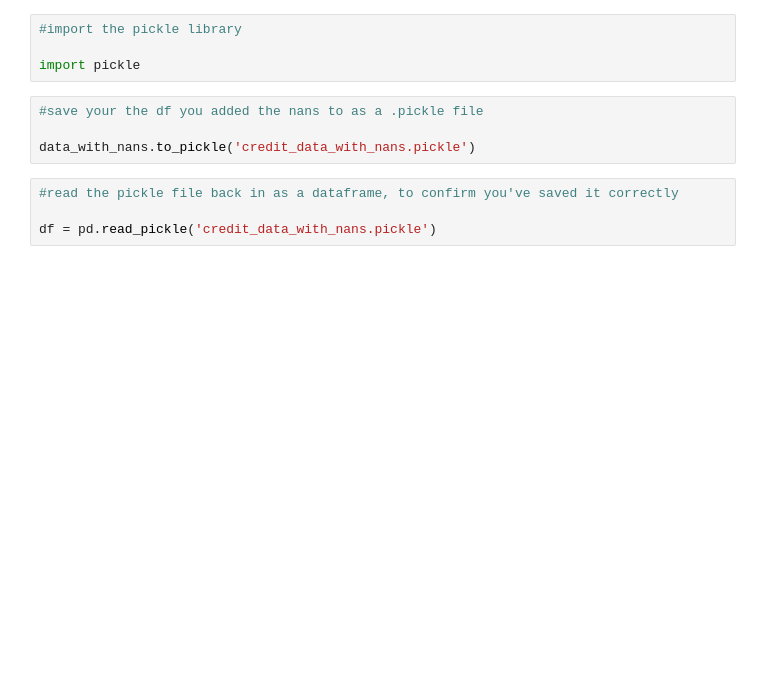
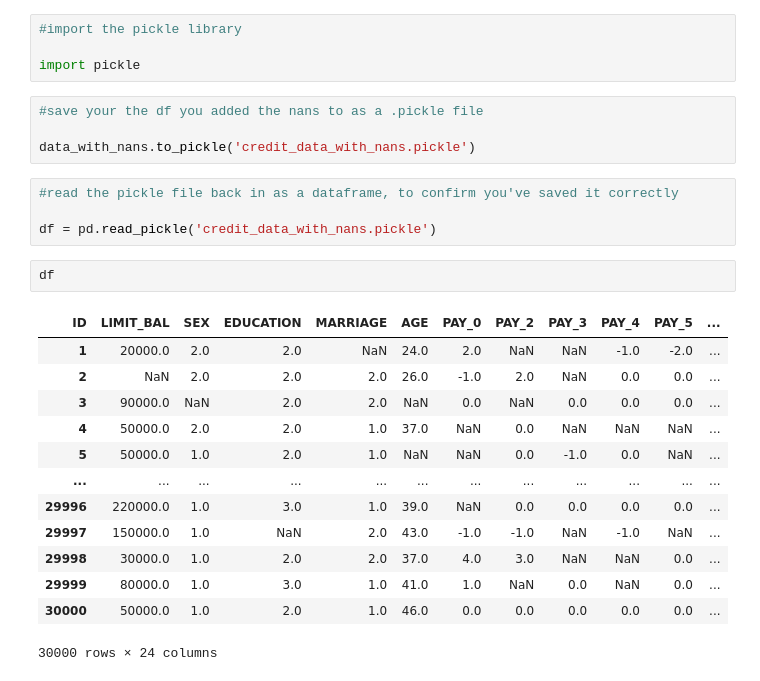
Before and after one commit to malbt/DataEngineering.Labs.Libraries, a Jupyter notebook: Pandas - Part 4 (df problems, missing data)/Pandas Basics - Pt. 4.ipynb, the cells around one changed output. Drawn from its saved outputs; the diff is of its cells as text; blank space fills up the shorter version.

```diff
--- a/Pandas - Part 4 (df problems, missing data)/Pandas Basics - Pt. 4.ipynb
+++ b/Pandas - Part 4 (df problems, missing data)/Pandas Basics - Pt. 4.ipynb
@@ -286,3 +286,19 @@ data_with_nans.to_pickle('credit_data_with_nans.pickle')
 #read the pickle file back in as a dataframe, to confirm you've saved it correctly
 
 df = pd.read_pickle('credit_data_with_nans.pickle')
+# %%
+df
+# %% [output]
+| ID | LIMIT_BAL | SEX | EDUCATION | MARRIAGE | AGE | PAY_0 | PAY_2 | PAY_3 | PAY_4 | PAY_5 | ... |
+| 1 | 20000.0 | 2.0 | 2.0 | NaN | 24.0 | 2.0 | NaN | NaN | -1.0 | -2.0 | ... |
+| 2 | NaN | 2.0 | 2.0 | 2.0 | 26.0 | -1.0 | 2.0 | NaN | 0.0 | 0.0 | ... |
+| 3 | 90000.0 | NaN | 2.0 | 2.0 | NaN | 0.0 | NaN | 0.0 | 0.0 | 0.0 | ... |
+| 4 | 50000.0 | 2.0 | 2.0 | 1.0 | 37.0 | NaN | 0.0 | NaN | NaN | NaN | ... |
+| 5 | 50000.0 | 1.0 | 2.0 | 1.0 | NaN | NaN | 0.0 | -1.0 | 0.0 | NaN | ... |
+| ... | ... | ... | ... | ... | ... | ... | ... | ... | ... | ... | ... |
+| 29996 | 220000.0 | 1.0 | 3.0 | 1.0 | 39.0 | NaN | 0.0 | 0.0 | 0.0 | 0.0 | ... |
+| 29997 | 150000.0 | 1.0 | NaN | 2.0 | 43.0 | -1.0 | -1.0 | NaN | -1.0 | NaN | ... |
+| 29998 | 30000.0 | 1.0 | 2.0 | 2.0 | 37.0 | 4.0 | 3.0 | NaN | NaN | 0.0 | ... |
+| 29999 | 80000.0 | 1.0 | 3.0 | 1.0 | 41.0 | 1.0 | NaN | 0.0 | NaN | 0.0 | ... |
+| 30000 | 50000.0 | 1.0 | 2.0 | 1.0 | 46.0 | 0.0 | 0.0 | 0.0 | 0.0 | 0.0 | ... |
+30000 rows × 24 columns
```
Also changed, not shown: parts of 5 cells of this notebook, 1 other file.
